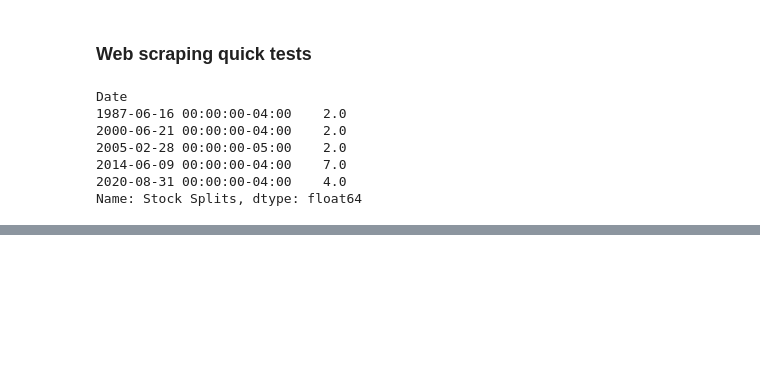
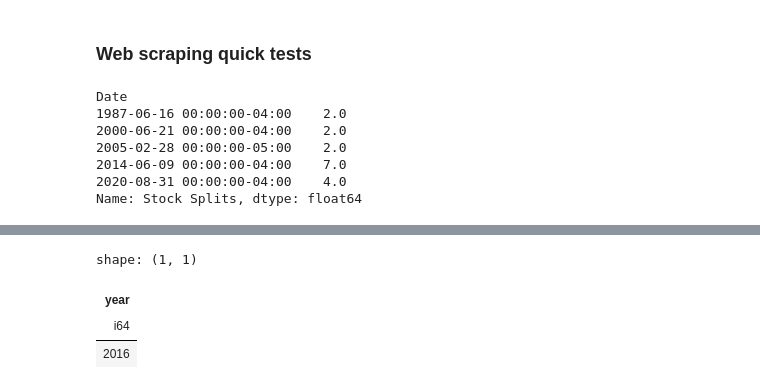
Before and after one commit to francisco3511/stocksense, a Jupyter notebook: notebooks/eda.ipynb, the cells around one changed output, grey strips where cells are left out. Drawn from its saved outputs; the diff is of its cells as text; code cells hidden in the pictures; blank space fills up the shorter version.

```diff
--- a/notebooks/eda.ipynb
+++ b/notebooks/eda.ipynb
@@ -98,0 +152,7 @@ Name: Stock Splits, dtype: float64
+# %%
+buildings.filter(pl.col("year") > 2015).select(pl.col("year").min())
+# %% [output]
+shape: (1, 1)
+| year |
+| i64 |
+| 2016 |
```
Also changed, not shown: parts of 4 cells of this notebook, 11 other files.
